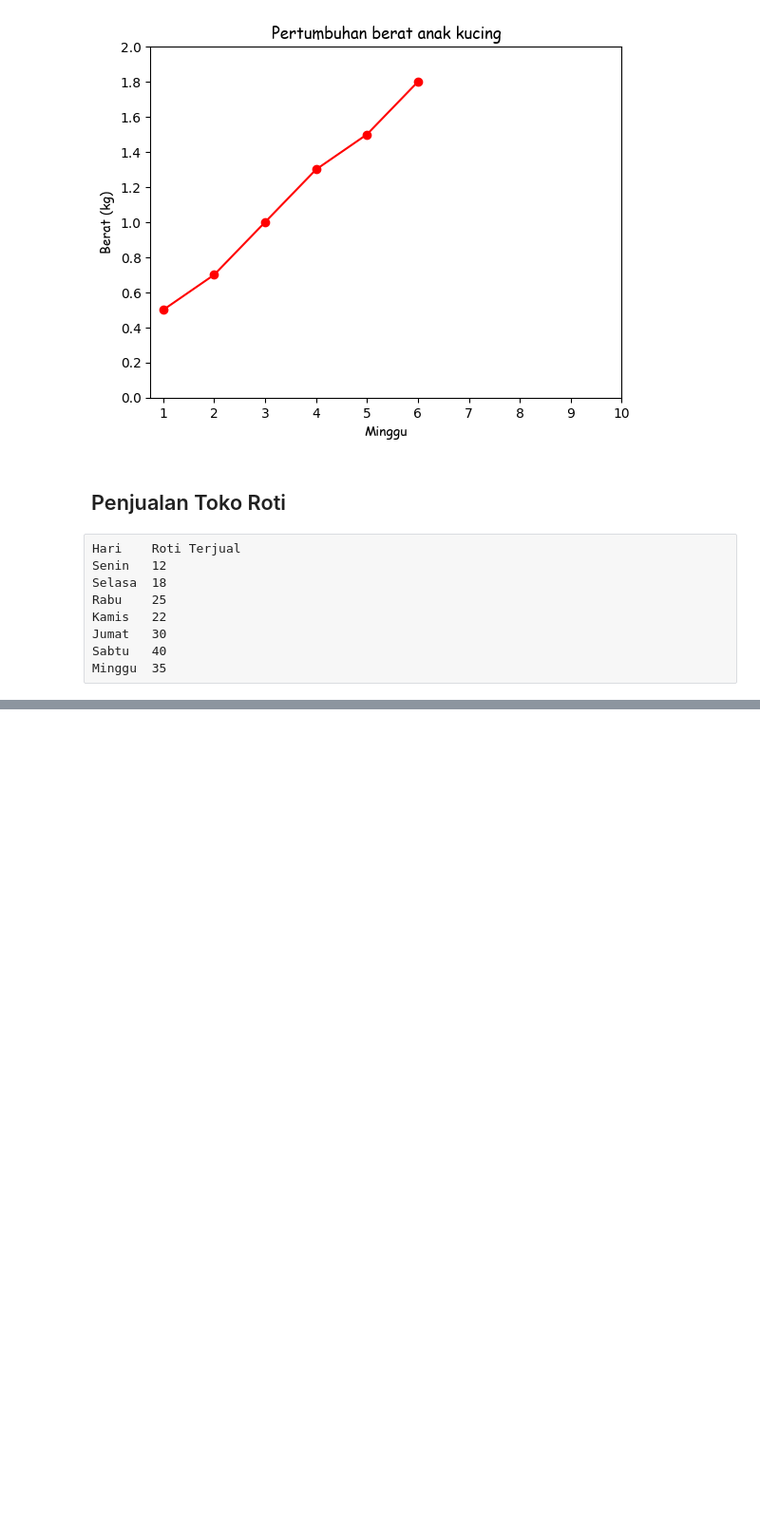
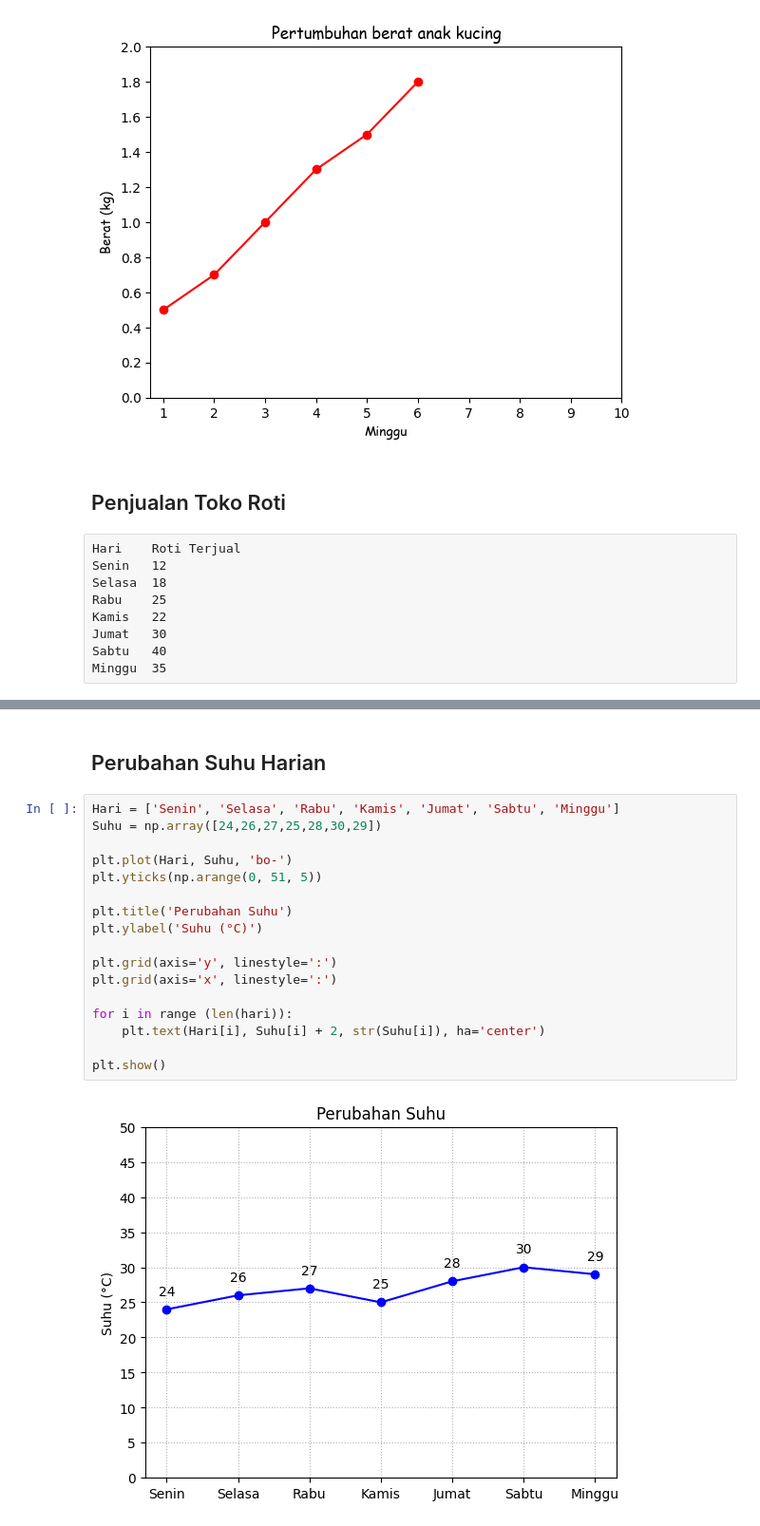
Before and after one commit to Encrypsy/Mathplotlib, a Jupyter notebook: Latihan.ipynb, the cells around one changed output, grey strips where cells are left out. Shown: that part at 95% size. Cells and saved outputs as stored; diff of their text form; blank space fills up the shorter version.

```diff
--- a/Latihan.ipynb
+++ b/Latihan.ipynb
@@ -64,0 +66,21 @@ plt.show()
+# %% [markdown]
+## Perubahan Suhu Harian
+# %%
+Hari = ['Senin', 'Selasa', 'Rabu', 'Kamis', 'Jumat', 'Sabtu', 'Minggu']
+Suhu = np.array([24,26,27,25,28,30,29])
+
+plt.plot(Hari, Suhu, 'bo-')
+plt.yticks(np.arange(0, 51, 5))
+
+plt.title('Perubahan Suhu')
+plt.ylabel('Suhu (°C)')
+
+plt.grid(axis='y', linestyle=':')
+plt.grid(axis='x', linestyle=':')
+
+for i in range (len(hari)):
+    plt.text(Hari[i], Suhu[i] + 2, str(Suhu[i]), ha='center')
+
+plt.show()
+# %% [output]
+[figure, added]
```
Also changed, not shown: parts of 3 cells of this notebook, 1 other file.
